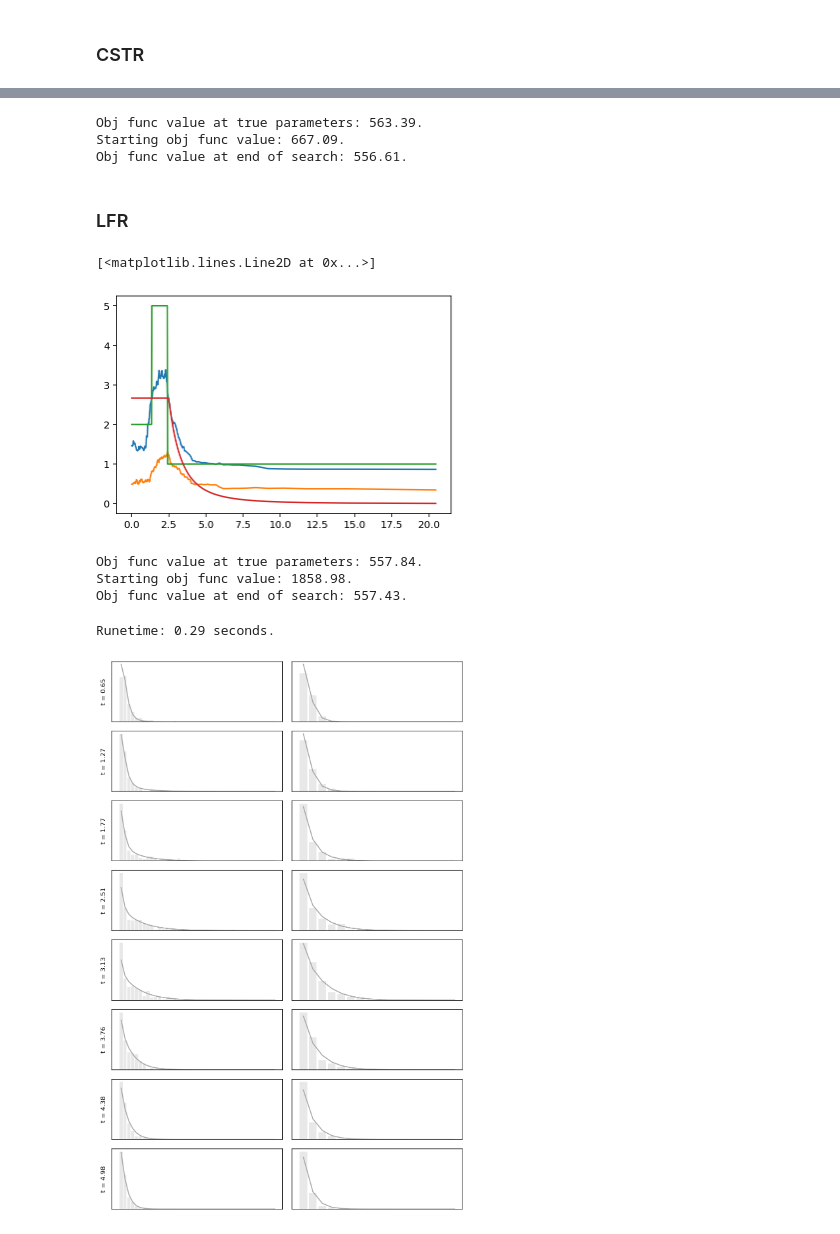
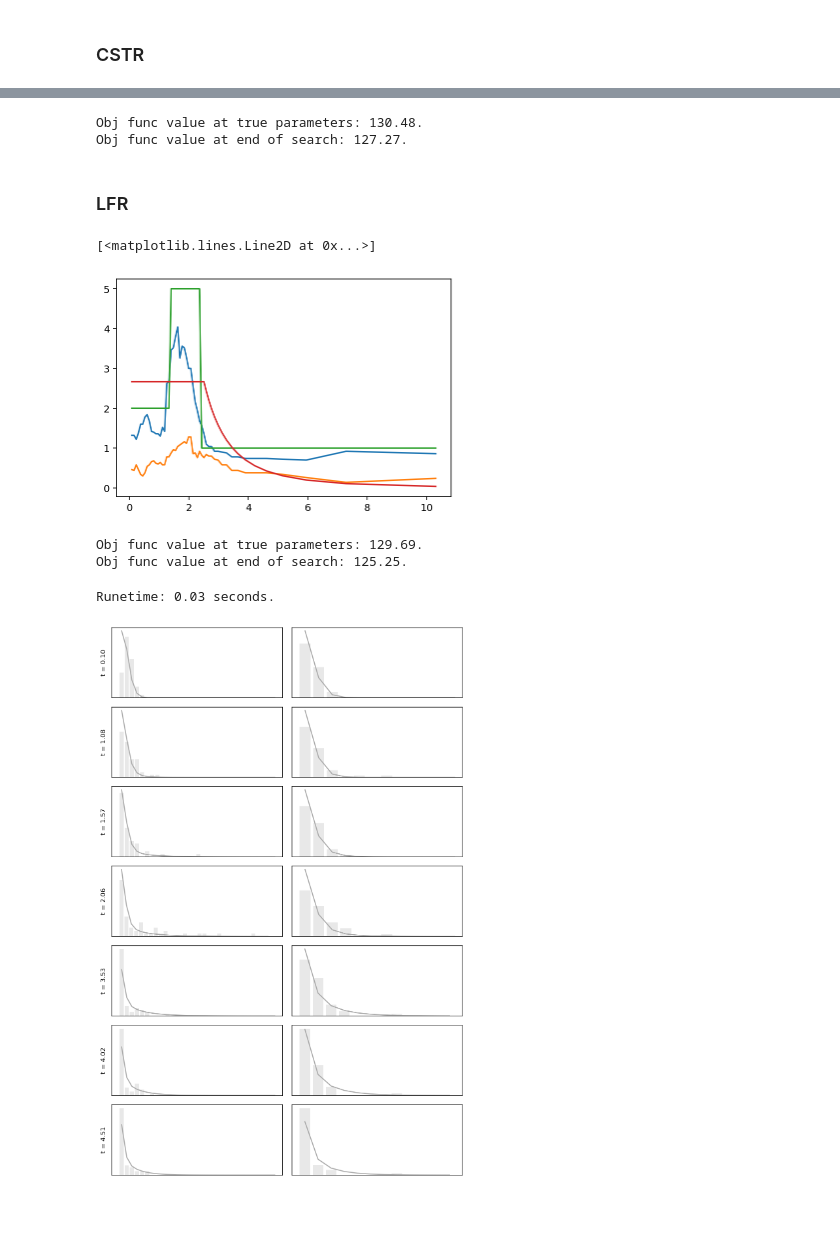
Before and after one commit to pachterlab/GVP_2023, a Jupyter notebook: gg230119_reactors.ipynb, the cells around one changed output, grey strips where cells are left out. Cells and saved outputs as stored; diff of their text form; code cells hidden in the pictures.

```diff
--- a/gg230119_reactors.ipynb
+++ b/gg230119_reactors.ipynb
@@ -199,7 +199,7 @@ def markovian_simulate(calc_flux, update, population_0, t_arr, tau, \
     else:
         return population_arr
 # %%
-def nondelay_wrapper(N,n,K_val,A_val,burst_size_time_dep,beta_val,gamma_val,initcond,number_of_cells=5000,simulation_time=5,ndel=50,t_arr=None):
+def nondelay_wrapper(N,n,K_val,A_val,burst_size_time_dep,beta_val,gamma_val,initcond,number_of_cells=5000,simulation_time=5,ndel=50,t_arr=None,disable_tqdm=True):
 # def nondelay_wrapper(N,n,K_val,A_val,b_val,beta_val,gamma_val,initcond,number_of_cells=5000,simulation_time=5,ndel=50):
 #     print(beta_val)
     H,A,C,S,k,Hss,burst_events = sim_setup(N,n,K_val,A_val,beta_val,gamma_val)
@@ -235,7 +235,7 @@ def nondelay_wrapper(N,n,K_val,A_val,burst_size_time_dep,beta_val,gamma_val,init
     Hss /= Hss.sum()
     Hss = Hss.squeeze()
 
-    for i in tqdm.tqdm(range(number_of_cells)):
+    for i in tqdm.tqdm(range(number_of_cells),disable=disable_tqdm):
         population_0 = np.zeros(N+n,dtype=int)
         if initcond[0][0]=='thermalized':
             init_state_prob = Hss
@@ -813,4 +806,9 @@ t_true_sim = np.sort(uni_reactor.rvs(n_cells))
 # %%
+T = 5
+n_cells = 50
+uni_reactor = scipy.stats.uniform(0,T)
+t_true_sim = np.sort(uni_reactor.rvs(n_cells))
+
 N = 1
 K_val = []
 k=0.8
@@ -849,10 +847,11 @@ def inference(X,tvec,switch_times,maxiter=20,disp=False):
     bnd = scipy.optimize.Bounds(lb,ub)
     x0 = np.random.rand(npar)*(ub-lb)+lb
     onedimobj = lambda x:  objfun(x,X,tvec,mx,switch_times)
-    print('Obj func value at true parameters: {:.2f}.'.format(onedimobj(true_pars)))
-    print('Starting obj func value: {:.2f}.'.format(onedimobj(x0)))
+#     print('Obj func value at true parameters: {:.2f}.'.format(onedimobj(true_pars)))
+#     print('Starting obj func value: {:.2f}.'.format(onedimobj(x0)))
+    x0 = true_pars
     res_arr = scipy.optimize.minimize(fun=onedimobj,x0=x0,bounds=bnd,method='L-BFGS-B',options={'maxiter':maxiter,'disp':disp})
-    print('Obj func value at end of search: {:.2f}.'.format(res_arr.fun))
+#     print('Obj func value at end of search: {:.2f}.'.format(res_arr.fun))
     return res_arr
 
 def objfun(log_pars,X,tvec,mx,switch_times):
@@ -949,9 +965,8 @@ plt.plot(t_exp,y_*10,label='sampling measure')
 # %%
 res_arr_exp=inference(X,t_exp,switch_times_exp)
 # %% [output]
-Obj func value at true parameters: 563.39.
-Starting obj func value: 667.09.
-Obj func value at end of search: 556.61.
+Obj func value at true parameters: 130.48.
+Obj func value at end of search: 127.27.
 # %% [markdown]
 ### LFR
 # %%
@@ -968,7 +983,6 @@ plt.plot(t_lfr,X.mean(0)[:,0],label='nascent')
 plt.plot(t_lfr,X.mean(0)[:,1],label='mature')
 b_ = np.asarray([burst_size_time_dep_fun(t_,switch_times_lfr,burst_size_values) for t_ in t_exp])
 plt.plot(t_lfr,b_,label='burst size')
-# y_ = scipy.special.exp1(t_exp/T)/T
 restime_lfr = np.zeros_like(t_lfr)
 restime_lfr[t_lfr<= T/2] = 4/3/T
 restime_lfr[t_lfr> T/2] = T**2/(t_lfr[t_lfr> T/2])**3/6
@@ -976,28 +990,29 @@ restime_lfr[t_lfr> T/2] = T**2/(t_lfr[t_lfr> T/2])**3/6
 plt.plot(t_lfr,restime_lfr*10,label='sampling measure')
 # %% [output]
 [<matplotlib.lines.Line2D at 0x...>]
-[figure, old version]
+[figure, new version]
 # %%
 res_arr_lfr=inference(X,t_lfr,switch_times_lfr)
 # %% [output]
-Obj func value at true parameters: 557.84.
-Starting obj func value: 1858.98.
-Obj func value at end of search: 557.43.
+Obj func value at true parameters: 129.69.
+Obj func value at end of search: 125.25.
+# %%
+tpts_plot = [0,10,15,20,35,40,45]
 # %%
 b1,b2,b3,k_,beta_,gamma_ = 10**res_arr_uni.x
 bs_vals = [b1,b2,b3]
 
 burst_size_time_dep_test = lambda t: burst_size_time_dep_fun(t,switch_times_uni,bs_vals)
 muN0 = b1*k_/beta_
 muM0 = b1*k_/gamma_
 
 initcond_ = [['poisson',muN0],
             ['poisson',muM0]]
 
-viz_nondelay(t_uni,samples,k_,beta_,gamma_,burst_size_time_dep_test,initcond_,t_pts = [25,50,70,100,125, 150,175,199])
+viz_nondelay(t_uni,samples,k_,beta_,gamma_,burst_size_time_dep_test,initcond_,t_pts = tpts_plot)
 # %% [output]
-Runetime: 0.29 seconds.
+Runetime: 0.03 seconds.
-[figure, old version]
+[figure, new version]
 # %%
 b1,b2,b3,k_,beta_,gamma_ = 10**res_arr_exp.x
 bs_vals = [b1,b2,b3]
```
Also changed, not shown: parts of 22 cells of this notebook, 1 other file.
